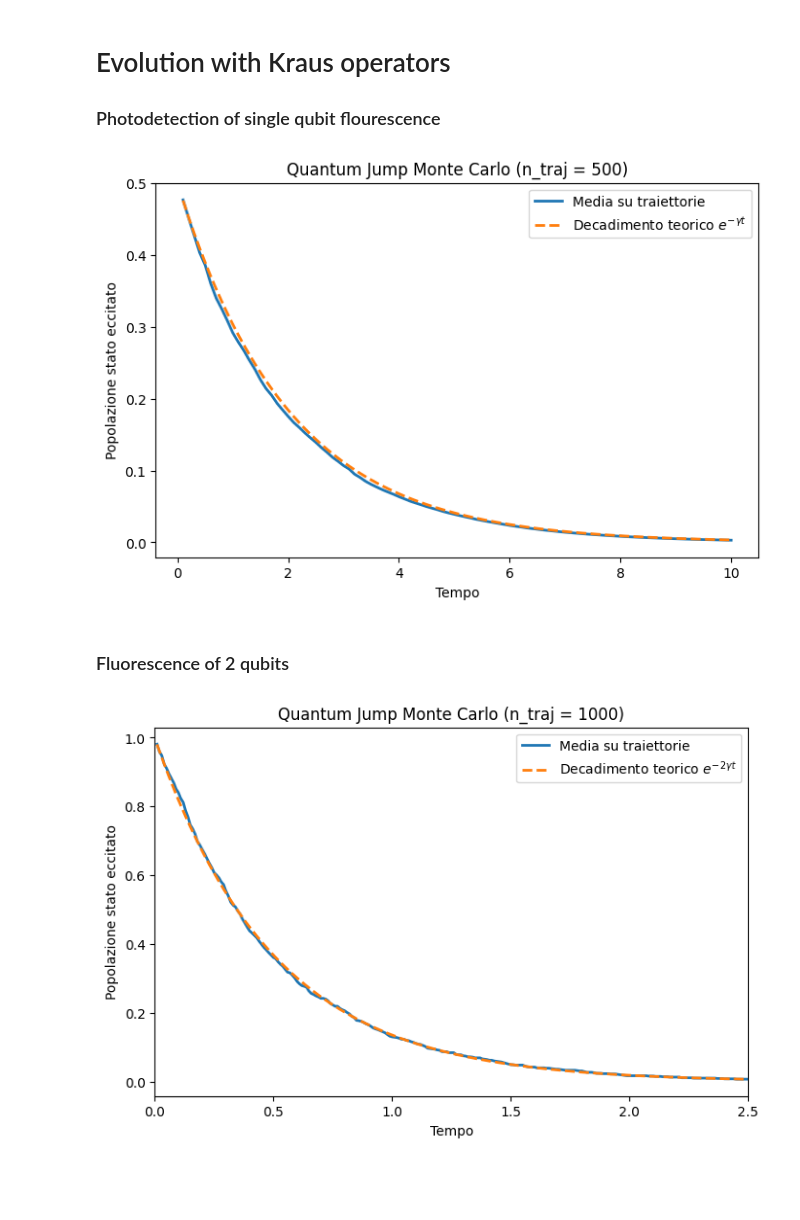
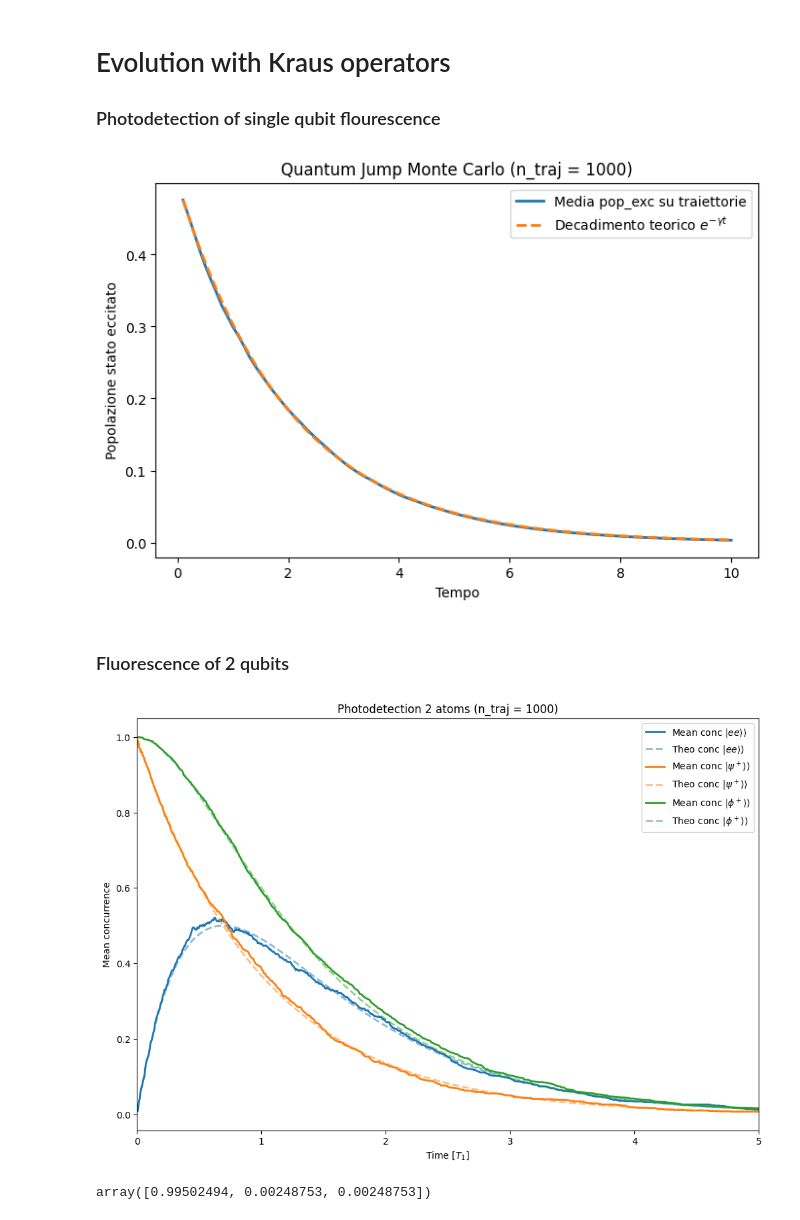
Before and after one commit to ErCampa99/Stochastic_Master_Thesis, a Jupyter notebook: Codes/Photodetection.ipynb, the cells around one changed output. Drawn from its saved outputs; the diff is of its cells as text; code cells hidden in the pictures; blank space fills up the shorter version.

Commit message:
Kraus photodetection 2 atomi

```diff
--- a/Codes/Photodetection.ipynb
+++ b/Codes/Photodetection.ipynb
@@ -138,7 +319,7 @@ possibility of which corresponds to a given detector outcom
 # Parametri
 epsilon = 0.05   # probabilità di emissione per dt
 steps = 100      # numero di passi della simulazione
-n_traj = 500     # numero di traiettorie indipendenti
+n_traj = 1000    # numero di traiettorie indipendenti
 dt = 0.1        # passo temporale (unitario, scalabile)
 gamma = epsilon / dt
 
@@ -158,8 +339,9 @@ g = qutip.basis(2, 1)  # excited
 psi0 = (e+g).unit()
 
 # Simulazioni multiple
-all_traj = np.array([simulate_trajectory(psi0, steps, kraus_1fl, [pop_excited]) for _ in range(n_traj)])
-mean_traj = np.mean(all_traj, axis=0)
+all_traj = [simulate_trajectory(psi0, steps, kraus_1fl, [pop_excited]) for _ in range(n_traj)]
+
+mean_pop = mean_over_trajectories(all_traj, "pop_excited")
 
 # Curva teorica
 times = np.arange(1, steps+1) * dt
@@ -167,7 +349,7 @@ theory = (abs(psi0.full()[0,0])**2) * np.exp(- gamma * times)
 
 # Plot
 plt.figure(figsize=(8,5))
-plt.plot(times, mean_traj, label="Media su traiettorie", linewidth=2)
+plt.plot(times, mean_pop, label="Media pop_exc su traiettorie", linewidth=2)
 plt.plot(times, theory, '--', label="Decadimento teorico $e^{-\\gamma t}$", linewidth=2)
 plt.xlabel("Tempo")
 plt.ylabel("Popolazione stato eccitato")
@@ -175,72 +357,85 @@ plt.title(f"Quantum Jump Monte Carlo (n_traj = {n_traj})")
 plt.legend()
 plt.show()
 # %% [output]
-[figure, old version]
+[figure, new version]
 # %% [markdown]
 ### Fluorescence of 2 qubits
 # %%
 #  Convenzione: |e> = (1,0) and |g> = (0,1)
 
 # Parametri
-epsilon = 0.01   # probabilità di emissione per dt
-dt = 0.01        # passo temporale (unitario, scalabile)
+epsilon = 0.005   # probabilità di emissione per dt
+dt = 5E-9        # passo temporale (unitario, scalabile)
 gamma = epsilon / dt
+T1 = 1 / gamma  # time constant for the decay
 
-n_traj = 1000    # numero di traiettorie indipendenti
-steps = int(5/(2*epsilon))     # numero di passi della simulazione
-
+n_traj = 1000  # numero di traiettorie indipendenti
+steps = int(5/(epsilon))     # numero di passi della simulazione
 
 # Definizione dei Kraus operators
 
 #No fotone rilevato
 M00 = Qobj([
     [1-epsilon, 0, 0, 0],
-    [0, np.sqrt(epsilon), 0, 0],
-    [0, 0, np.sqrt(epsilon), 0],
+    [0, np.sqrt(1-epsilon), 0, 0],
+    [0, 0, np.sqrt(1-epsilon), 0],
     [0, 0, 0, 1]
 ])
 
 #Fotone detector 3
 M10 = Qobj([
     [0, 0, 0, 0],
     [np.sqrt(epsilon*(1-epsilon)/2), 0, 0, 0],
     [np.sqrt(epsilon*(1-epsilon)/2), 0, 0, 0],
     [0, np.sqrt(epsilon/2), np.sqrt(epsilon/2), 0]
 ])
 
 #Fotone detector 4
 M01 = Qobj([
     [0, 0, 0, 0],
     [np.sqrt(epsilon*(1-epsilon)/2), 0, 0, 0],
     [-np.sqrt(epsilon*(1-epsilon)/2), 0, 0, 0],
     [0, np.sqrt(epsilon/2), -np.sqrt(epsilon/2), 0]
 ])
 
-
+#Raccolta degli operatori di Kraus
 kraus_ops_2fl = [M00, M10, M01]
 
+#preparo plot
+plt.figure(figsize=(12,8))
+times = np.arange(1, steps+1) * dt
 
-# Stato iniziale puro
-ee = tensor(basis(2, 0), basis(2, 0))
-psi0 = flatten_to_qudit(ee)
+#Stati iniziali
+my_initial_states = [comp_basis[0], psi_plus, phi_plus]
+labels = [r"$|ee\rangle\rangle$", r"$|\psi^+\rangle\rangle$", r"$|\phi^+\rangle\rangle$"]
+
+theo_curves = [
+    2 * np.exp(-gamma * times)*(1-np.exp(-gamma * times)),
+    np.exp(-gamma * times),
+    np.exp(-gamma * times)*(2-np.exp(-gamma * times))
+]
+
+
 
 # Simulazioni multiple
-all_traj = np.array([simulate_trajectory(psi0, steps, kraus_ops_2fl) for _ in range(n_traj)])
-mean_traj = np.mean(all_traj, axis=0)
+for initial_state,theory,label in zip(my_initial_states,theo_curves,labels):
 
-# Curva teorica - exp(-2 * gamma * t) perché ho due atomi che decadono indipendentemente
-times = np.arange(1, steps+1) * dt
-theory = (abs(psi0.full()[0,0])**2) * np.exp(- 2*gamma * times)
+    all_traj = np.array([simulate_trajectory(initial_state, steps, kraus_ops_2fl, [concurrence_pure_state]) for _ in range(n_traj)])
+    mean_conc = mean_over_trajectories(all_traj, "concurrence_pure_state")
 
-# Plot
-plt.figure(figsize=(12,8))
-plt.plot(times, mean_traj, label="Media su traiettorie", linewidth=2)
-plt.xlim(0, 5/(2*gamma))  # <--- qui limiti l'asse x
-plt.plot(times, theory, '--', label="Decadimento teorico $e^{-2\\gamma t}$", linewidth=2)
-plt.xlabel("Tempo")
-plt.ylabel("Popolazione stato eccitato")
-plt.title(f"Quantum Jump Monte Carlo (n_traj = {n_traj})")
+    line_sim, = plt.plot(times/T1, mean_conc, label=f"Mean conc {label}", linewidth=2)
+    plt.plot(times/T1, theory, '--', label=f"Theo conc {label}", color=line_sim.get_color(), alpha=0.5, linewidth=2)
+
+plt.xlim(0, 5)
+plt.xlabel(r"Time [$T_1$]")
+plt.ylabel("Mean concurrence")
+plt.title(f"Photodetection 2 atoms (n_traj = {n_traj})")
 plt.legend()
 plt.show()
 # %% [output]
-[figure, old version]
+[figure, new version]
+# %%
+probs = kraus_probabilities(phi_plus, kraus_ops_2fl)
+probs
+# %% [output]
+array([0.99502494, 0.00248753, 0.00248753])
```
Also changed, not shown: parts of 3 cells of this notebook, 2 other files.
